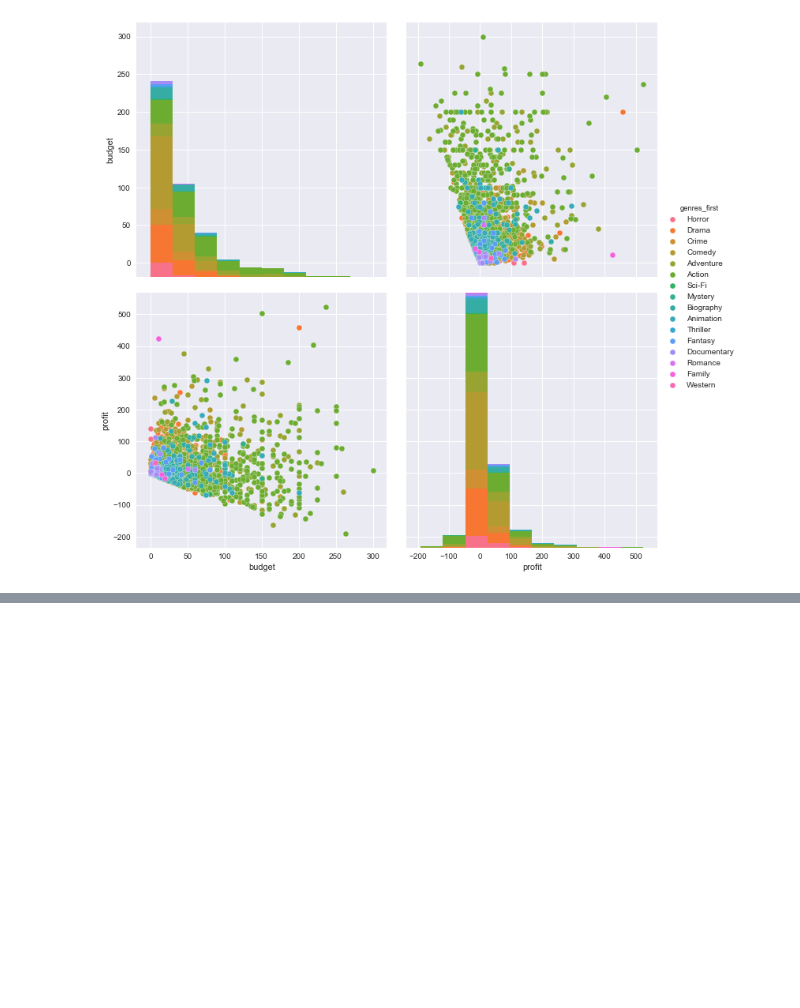
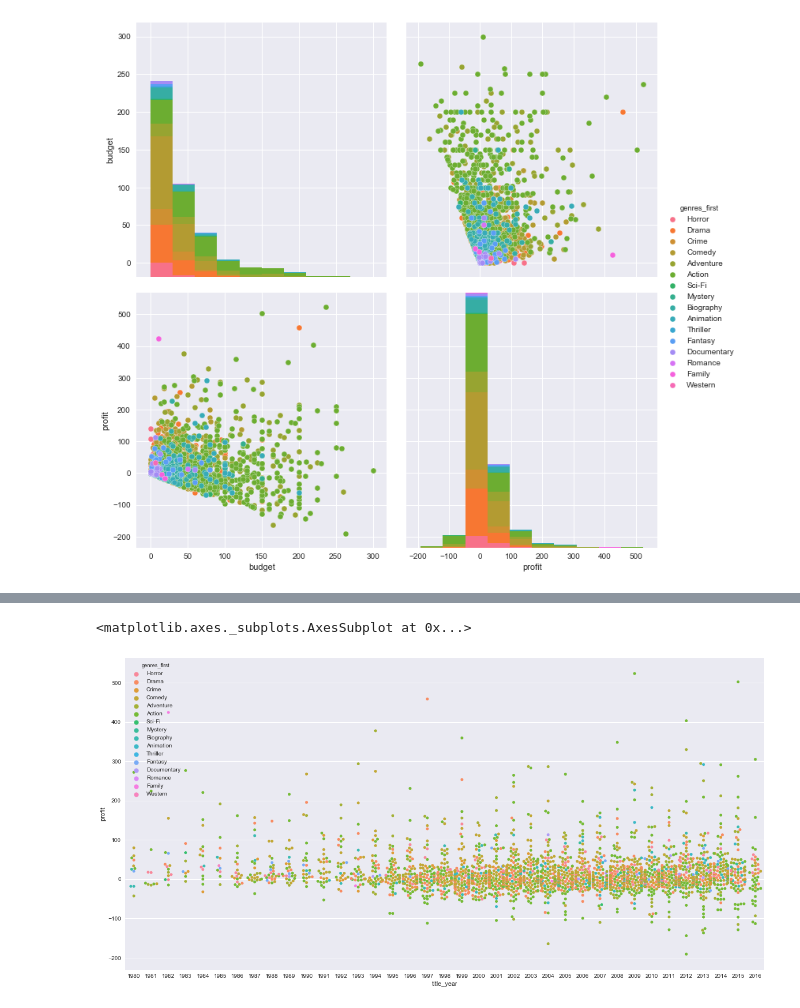
Before and after one commit to divyaaligireddy/IMDB-data-analysis, a Jupyter notebook: IMDB_data_analysis.ipynb, the cells around one changed output, grey strips where cells are left out. Cells and saved outputs as stored; diff of their text form; code cells hidden in the pictures; blank space fills up the shorter version.

```diff
--- a/IMDB_data_analysis.ipynb
+++ b/IMDB_data_analysis.ipynb
@@ -448,0 +485,6 @@ sns.pairplot(frame2, hue="genres_first",size=5);
+# %%
+f, ax = plt.subplots(figsize=(20, 10))
+sns.swarmplot(x="title_year", y="profit", data=frame2, hue="genres_first" ,ax=ax )
+# %% [output]
+<matplotlib.axes._subplots.AxesSubplot at 0x...>
+[figure, added]
```
Also changed, not shown: parts of 15 cells of this notebook.
